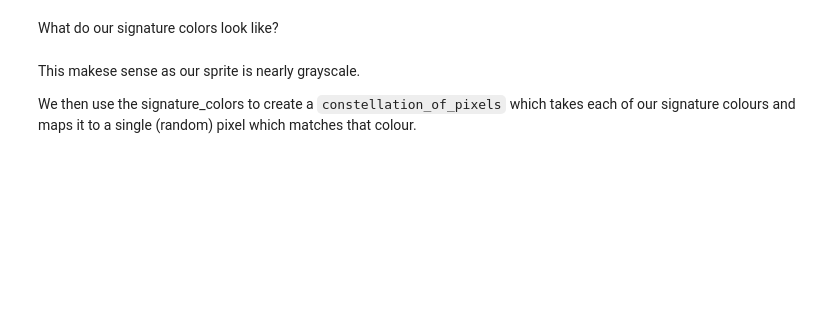
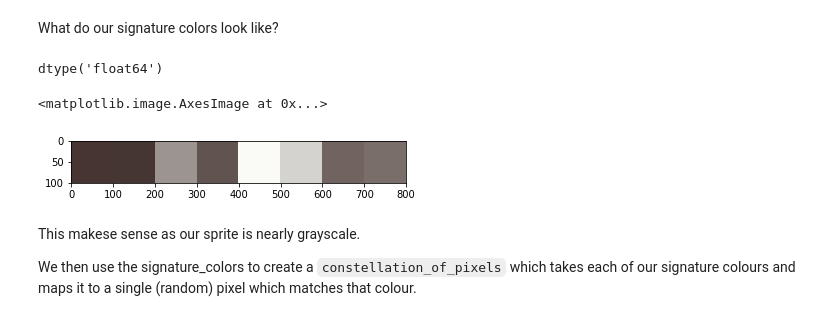
Before and after one commit to david-macleod/mini-metro, a Jupyter notebook: notebooks/01-station-sprites-alpha.ipynb, the cells around one changed output. Cells and saved outputs as stored; diff of their text form; code cells hidden in the pictures; blank space fills up the shorter version.

```diff
--- a/notebooks/01-station-sprites-alpha.ipynb
+++ b/notebooks/01-station-sprites-alpha.ipynb
@@ -67,7 +76,16 @@ signature_colors
 # %% [markdown]
 What do our signature colors look like?
+# %%
+np.hstack(np.tile(np.array(rgb, dtype=float), (100, 100, 1)) for rgb in signature_colors[0]).dtype
+# %% [output]
+dtype('float64')
 # %%
-plt.imshow(np.hstack(np.tile(np.array(rgb), (100, 100, 1)) for rgb in signature_colors[0]))
+colour_blocks = np.hstack(np.tile(np.array(rgb, dtype=np.uint8), (100, 100, 1)) for rgb in signature_colors[0])
+# %%
+plt.imshow(colour_blocks)
+# %% [output]
+<matplotlib.image.AxesImage at 0x...>
+[figure, added]
 # %% [markdown]
 This makese sense as our sprite is nearly grayscale.
 
```
Also changed, not shown: parts of 3 cells of this notebook.
